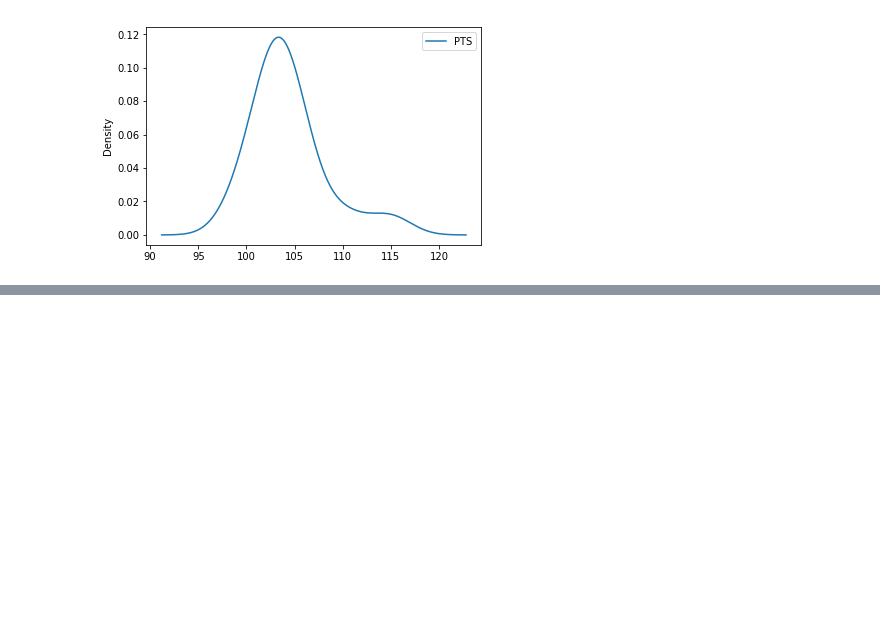
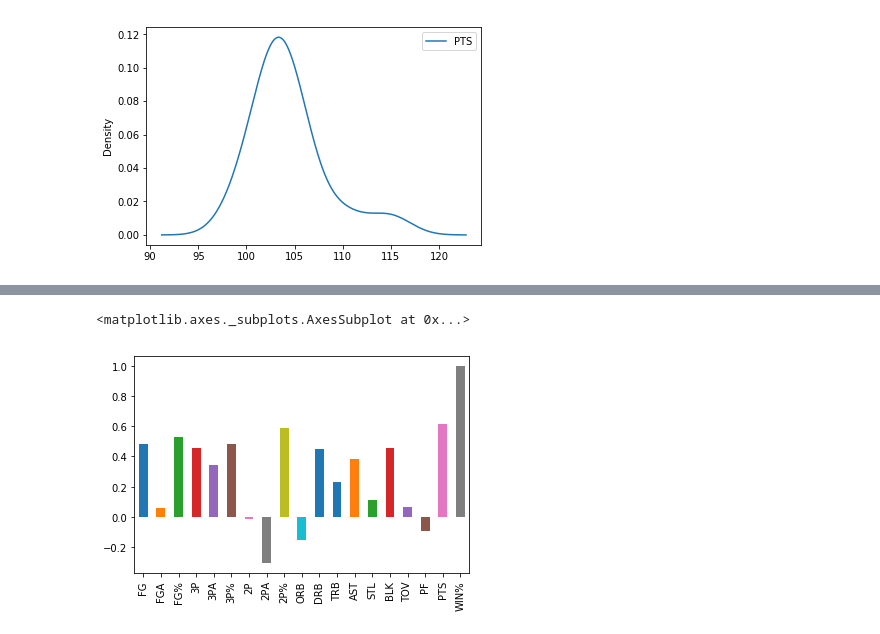
Before and after one commit to MaloneRobert/BasketballPredictor, a Jupyter notebook: Part_Two.ipynb, the cells around one changed output, grey strips where cells are left out. Saved outputs shown, nothing was run; the diff lists cells and outputs as text; code cells hidden in the pictures; blank space fills up the shorter version.

```diff
--- a/Part_Two.ipynb
+++ b/Part_Two.ipynb
@@ -84,0 +64,9 @@ stats_for_1415_corr.corr()
+# %%
+stats_for_1314_corr = stats_for_1314[['Team', 'FG', 'FGA', 'FG%', '3P', '3PA', '3P%', '2P', '2PA', '2P%', 'ORB', 'DRB', 'TRB', 'AST', 'STL', 'BLK', 'TOV', 'PF', 'PTS','WIN%']]
+stats_for_1516_corr = stats_for_1516[['Team', 'FG', 'FGA', 'FG%', '3P', '3PA', '3P%', '2P', '2PA', '2P%', 'ORB', 'DRB', 'TRB', 'AST', 'STL', 'BLK', 'TOV', 'PF', 'PTS','WIN%']]
+stats_for_1617_corr = stats_for_1617[['Team', 'FG', 'FGA', 'FG%', '3P', '3PA', '3P%', '2P', '2PA', '2P%', 'ORB', 'DRB', 'TRB', 'AST', 'STL', 'BLK', 'TOV', 'PF', 'PTS','WIN%']]
+stats_for_1718_corr = stats_for_1718[['Team', 'FG', 'FGA', 'FG%', '3P', '3PA', '3P%', '2P', '2PA', '2P%', 'ORB', 'DRB', 'TRB', 'AST', 'STL', 'BLK', 'TOV', 'PF', 'PTS','WIN%']]
+
+
+stats_for_1415_corr = stats_for_1415[['Team', 'FG', 'FGA', 'FG%', '3P', '3PA', '3P%', '2P', '2PA', '2P%', 'ORB', 'DRB', 'TRB', 'AST', 'STL', 'BLK', 'TOV', 'PF', 'PTS','WIN%']]
+stats_for_1415_corr.corr()
@@ -119,0 +168,13 @@ SyntaxError: invalid syntax (<ipython-input-10-f2e0cb0fd8c1>, line 1)
+# %%
+win_perc_1314 = stats_for_1314_corr.corr().transpose()['WIN%']
+win_perc_1415 = stats_for_1415_corr.corr().transpose()['WIN%']
+win_perc_1516 = stats_for_1516_corr.corr().transpose()['WIN%']
+win_perc_1617 = stats_for_1617_corr.corr().transpose()['WIN%']
+win_perc_1718 = stats_for_1718_corr.corr().transpose()['WIN%']
+# %%
+avg_correlations = (win_perc_1314 + win_perc_1415 + win_perc_1516 + win_perc_1617 + win_perc_1718)/5
+# %%
+avg_correlations.plot(kind = 'bar')
+# %% [output]
+<matplotlib.axes._subplots.AxesSubplot at 0x...>
+[figure, added]
```
Also changed, not shown: parts of 13 cells of this notebook.
